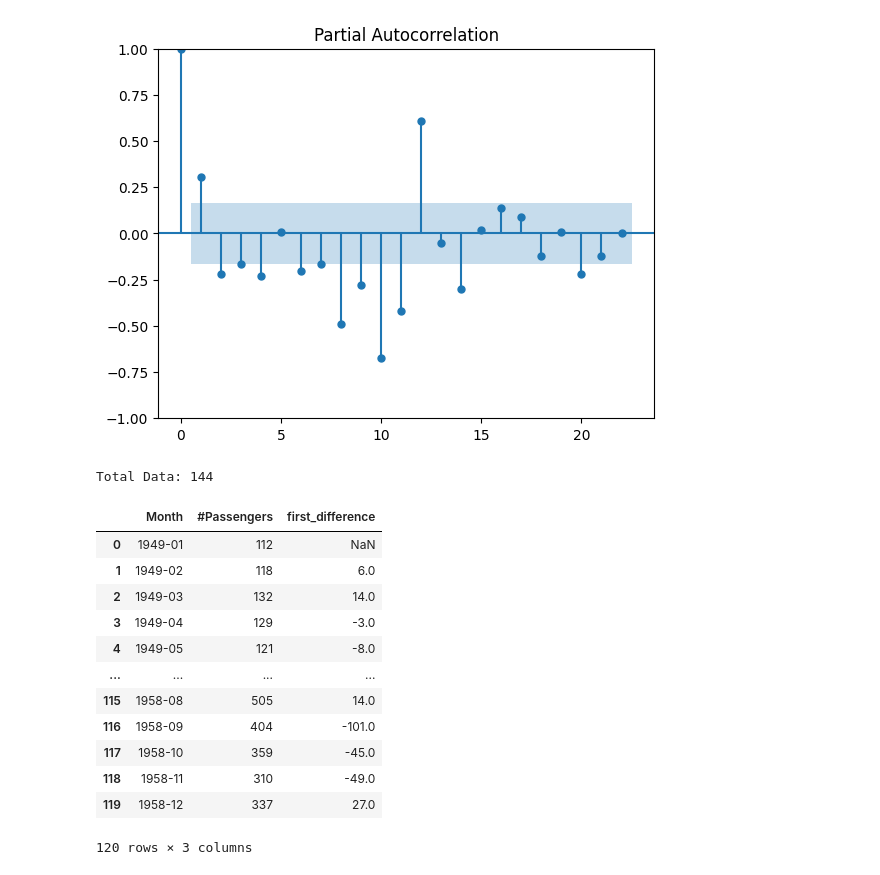
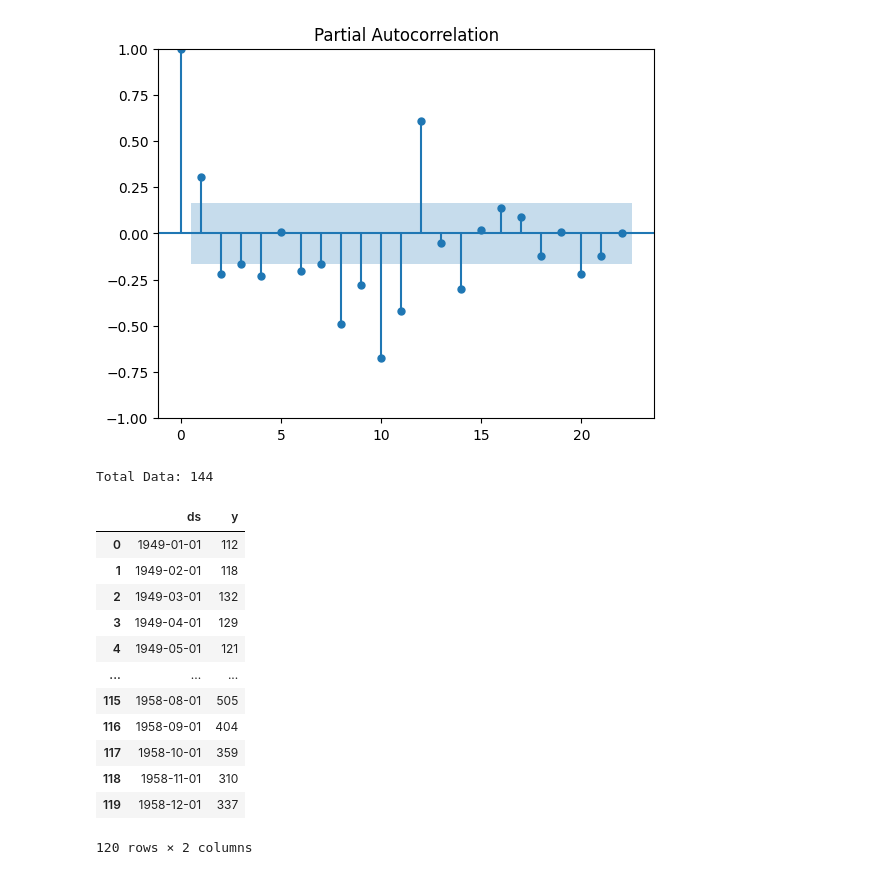
Before and after one commit to adroit-ds/datascience-learn, a Jupyter notebook: time_series_forecasting/PROPHET_airpassengers.ipynb, the cells around one changed output. Cells and saved outputs as stored; diff of their text form; code cells hidden in the pictures.

```diff
--- a/time_series_forecasting/PROPHET_airpassengers.ipynb
+++ b/time_series_forecasting/PROPHET_airpassengers.ipynb
@@ -37,10 +38,13 @@ dtype: int64
 # %%
 # Plot Data
 
-plot = (ggplot(data, aes(x='Month', y='#Passengers')) +
-         geom_point() +
-         labs(x='time', y='#passengers') +
-         scale_x_datetime()
+data['month_start'] = pd.to_datetime(data['Month'])
+
+plot = (ggplot(data, aes(x='month_start', y='#Passengers')) +
+        geom_point() +
+        geom_smooth(color='red') +
+        labs(x='time', y='#passengers') +
+        scale_x_datetime()
 )
 plot
 # %% [output]
@@ -94,23 +106,29 @@ plot_pacf(data['first_difference'][1:]);
 # %%
 # Setting up Data for Modelling
 
-print(f'Total Data: {len(data)}')
+modelling_data = data.copy(deep=False)
+modelling_data.rename(columns={'#Passengers': 'y',
+                               'month_start' : 'ds'},
+                      inplace=True)
+modelling_data = modelling_data[['ds', 'y']]
+
+print(f'Total Data: {len(modelling_data)}')
 TEST_SIZE = 24
 
-train, test = data[:-TEST_SIZE], data[TEST_SIZE:]
+train, test = modelling_data[:-TEST_SIZE], modelling_data[-TEST_SIZE:]
 train
 # %% [output]
 Total Data: 144
-|  | Month | #Passengers | first_difference |
-| 0 | 1949-01 | 112 | NaN |
-| 1 | 1949-02 | 118 | 6.0 |
-| 2 | 1949-03 | 132 | 14.0 |
-| 3 | 1949-04 | 129 | -3.0 |
-| 4 | 1949-05 | 121 | -8.0 |
-| ... | ... | ... | ... |
-| 115 | 1958-08 | 505 | 14.0 |
-| 116 | 1958-09 | 404 | -101.0 |
-| 117 | 1958-10 | 359 | -45.0 |
-| 118 | 1958-11 | 310 | -49.0 |
-| 119 | 1958-12 | 337 | 27.0 |
+|  | ds | y |
+| 0 | 1949-01-01 | 112 |
+| 1 | 1949-02-01 | 118 |
+| 2 | 1949-03-01 | 132 |
+| 3 | 1949-04-01 | 129 |
+| 4 | 1949-05-01 | 121 |
+| ... | ... | ... |
+| 115 | 1958-08-01 | 505 |
+| 116 | 1958-09-01 | 404 |
+| 117 | 1958-10-01 | 359 |
+| 118 | 1958-11-01 | 310 |
+| 119 | 1958-12-01 | 337 |
-120 rows × 3 columns
+120 rows × 2 columns
```
Also changed, not shown: parts of 17 cells of this notebook.
